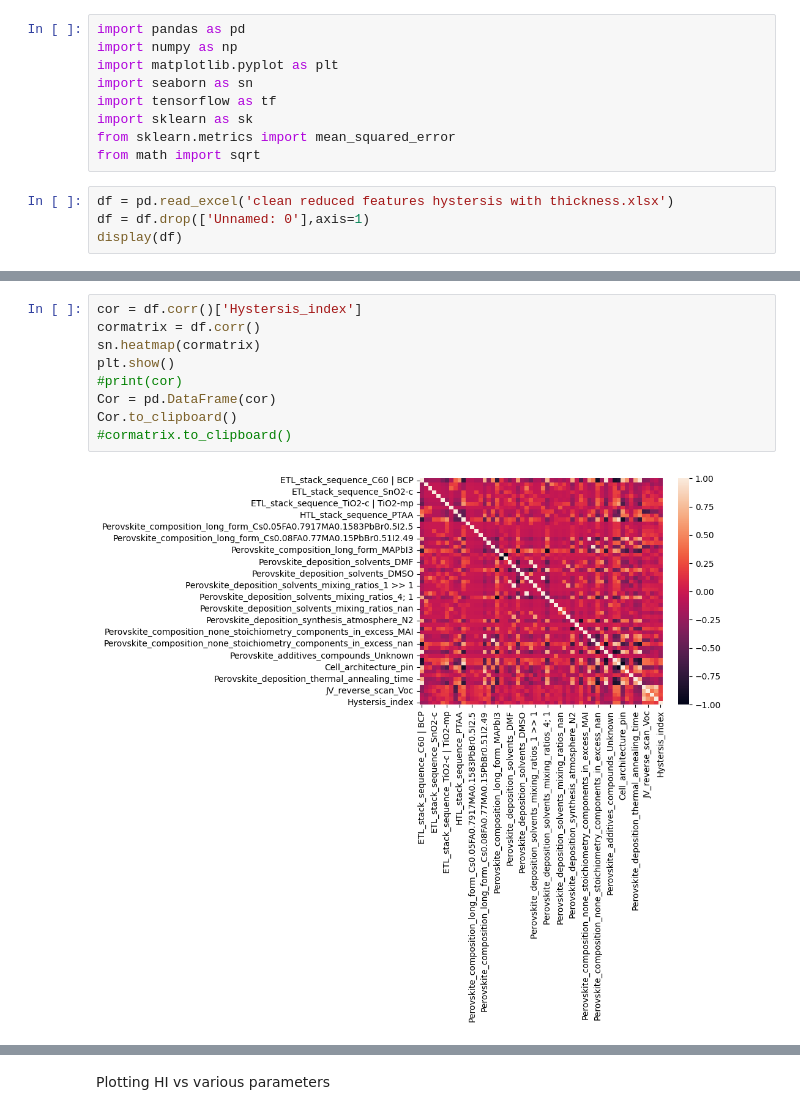
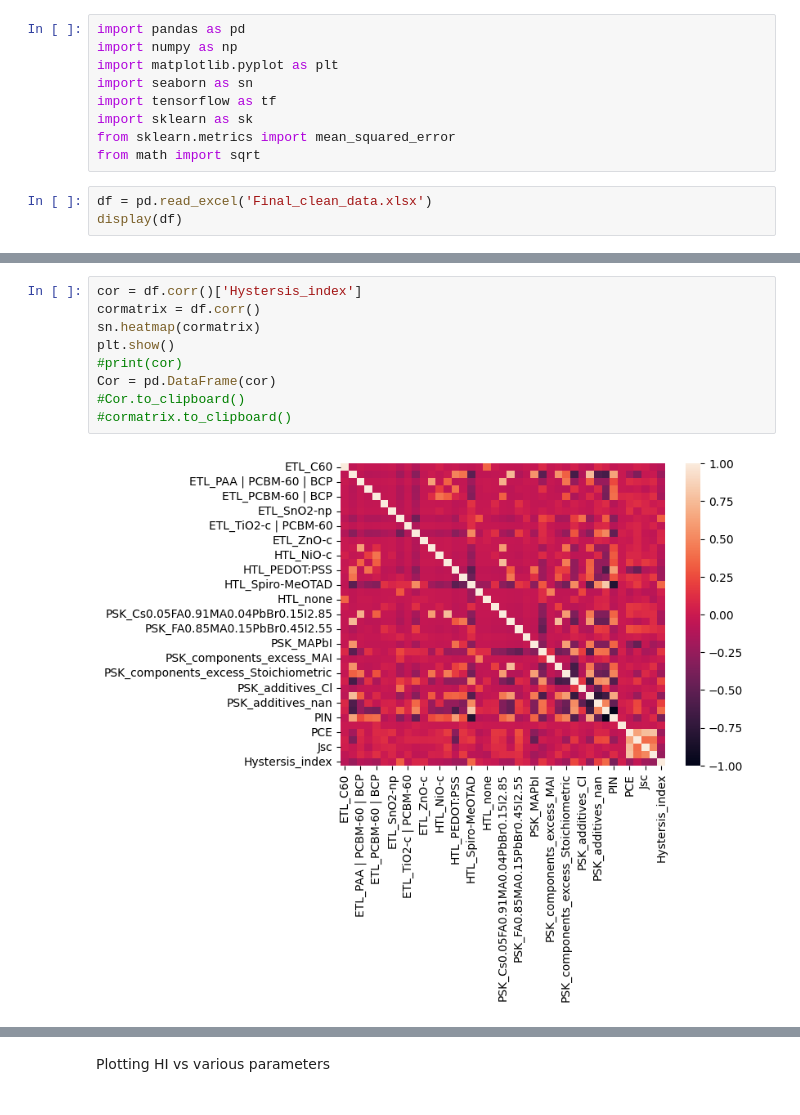
Before and after one commit to sharunpshaji/Perovskitedatabase, a Jupyter notebook: Randomforest.ipynb, the cells around one changed output, grey strips where cells are left out. Cells and saved outputs as stored; diff of their text form.

```diff
--- a/Randomforest.ipynb
+++ b/Randomforest.ipynb
@@ -8,7 +8,6 @@ import sklearn as sk
 from sklearn.metrics import mean_squared_error
 from math import sqrt
 # %%
-df = pd.read_excel('clean reduced features hystersis with thickness.xlsx')
-df = df.drop(['Unnamed: 0'],axis=1)
+df = pd.read_excel('Final_clean_data.xlsx')
 display(df)
 # %% [output]
@@ -28,14 +27,14 @@ display(df)
 # %%
 cor = df.corr()['Hystersis_index']
 cormatrix = df.corr()
 sn.heatmap(cormatrix)
 plt.show()
 #print(cor)
 Cor = pd.DataFrame(cor)
-Cor.to_clipboard()
+#Cor.to_clipboard()
 #cormatrix.to_clipboard()
 # %% [output]
-[figure, old version]
+[figure, new version]
 # %%
 fig, ax = plt.subplots(figsize=(15,15))
 sn.heatmap(cormatrix)
```
Also changed, not shown: parts of 18 cells of this notebook.
